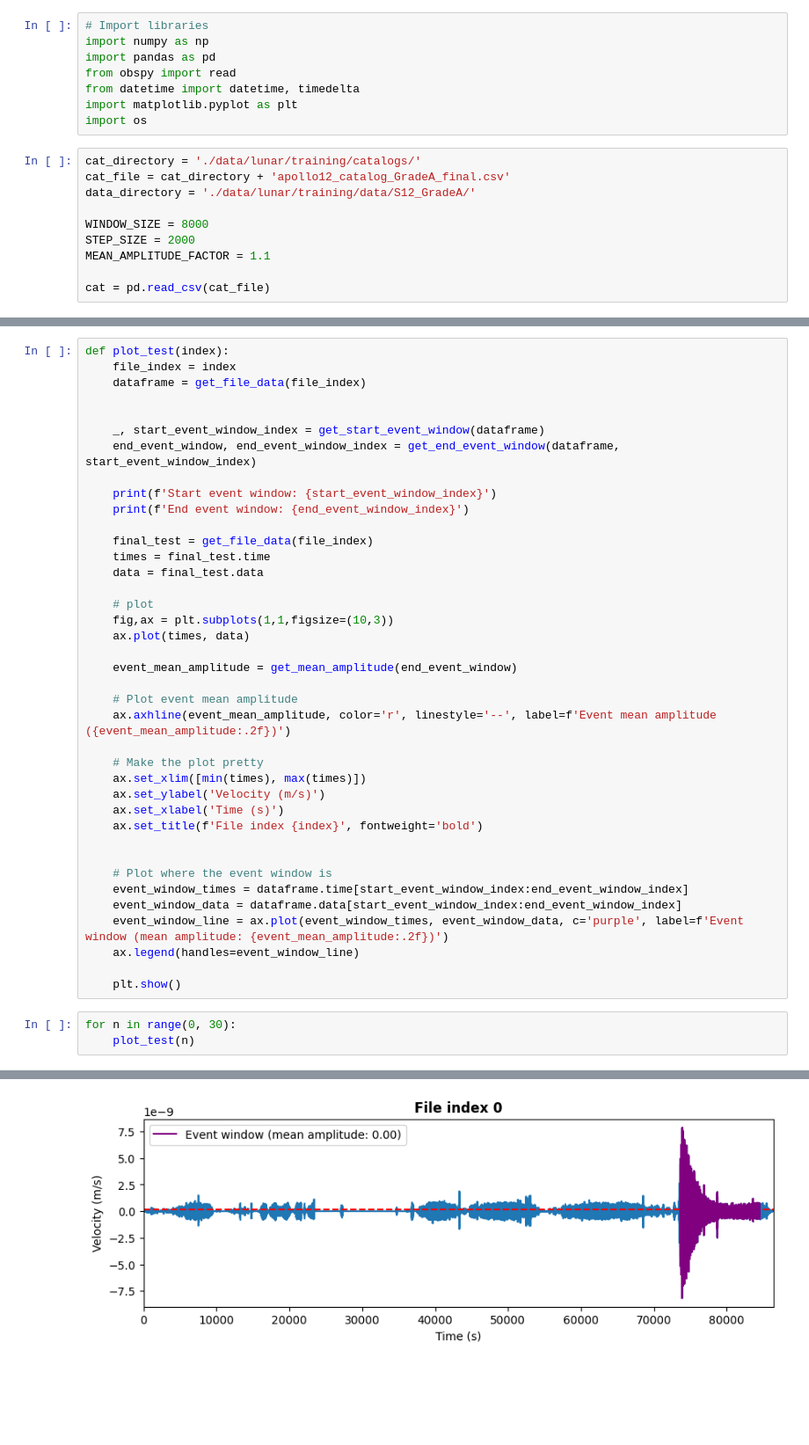
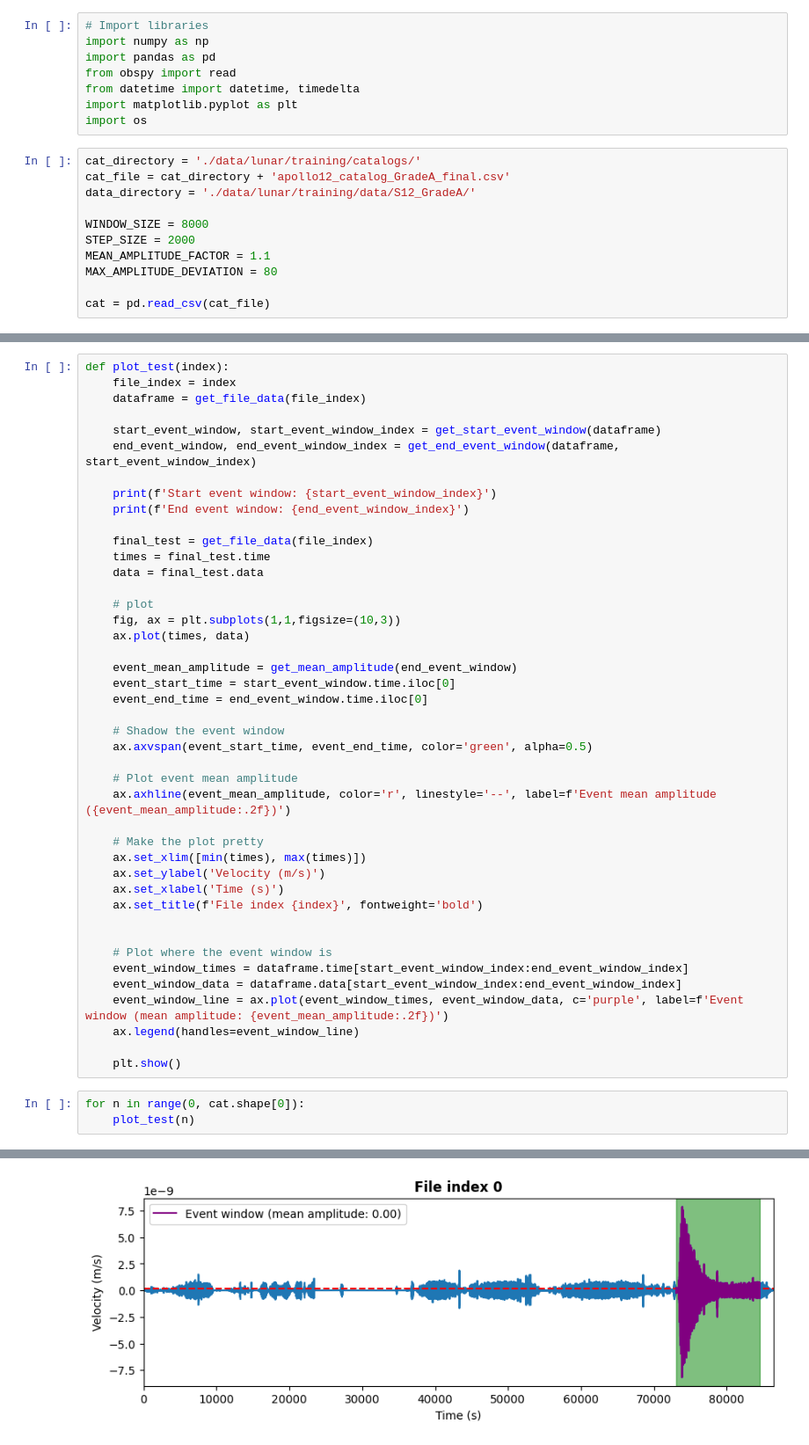
Before and after one commit to Nella1414/nasa-app, a Jupyter notebook: solve copy.ipynb, the cells around one changed output, grey strips where cells are left out. Shown at 88% size. Drawn from its saved outputs; the diff is of its cells as text; blank space fills up the shorter version.

```diff
--- a/solve copy.ipynb
+++ b/solve copy.ipynb
@@ -14,6 +14,7 @@ data_directory = './data/lunar/training/data/S12_GradeA/'
 WINDOW_SIZE = 8000
 STEP_SIZE = 2000
 MEAN_AMPLITUDE_FACTOR = 1.1
+MAX_AMPLITUDE_DEVIATION = 80
 
 cat = pd.read_csv(cat_file)
 # %%
@@ -198,8 +195,7 @@ def plot_test(index):
     file_index = index
     dataframe = get_file_data(file_index)
 
-
-    _, start_event_window_index = get_start_event_window(dataframe)
+    start_event_window, start_event_window_index = get_start_event_window(dataframe)
     end_event_window, end_event_window_index = get_end_event_window(dataframe, start_event_window_index)
 
     print(f'Start event window: {start_event_window_index}')
@@ -210,10 +206,15 @@ def plot_test(index):
     data = final_test.data
 
     # plot
-    fig,ax = plt.subplots(1,1,figsize=(10,3))
+    fig, ax = plt.subplots(1,1,figsize=(10,3))
     ax.plot(times, data)
 
     event_mean_amplitude = get_mean_amplitude(end_event_window)
+    event_start_time = start_event_window.time.iloc[0]
+    event_end_time = end_event_window.time.iloc[0]
+
+    # Shadow the event window
+    ax.axvspan(event_start_time, event_end_time, color='green', alpha=0.5)
 
     # Plot event mean amplitude
     ax.axhline(event_mean_amplitude, color='r', linestyle='--', label=f'Event mean amplitude ({event_mean_amplitude:.2f})')
@@ -233,6 +234,6 @@ def plot_test(index):
 
     plt.show()
 # %%
-for n in range(0, 30):
+for n in range(0, cat.shape[0]):
     plot_test(n)
 # %% [output]
@@ -240,2 +241,2 @@ Start event window: 488000
 End event window: 560000
-[figure, old version]
+[figure, new version]
```
Also changed, not shown: parts of 2 cells of this notebook, 1 other file.
